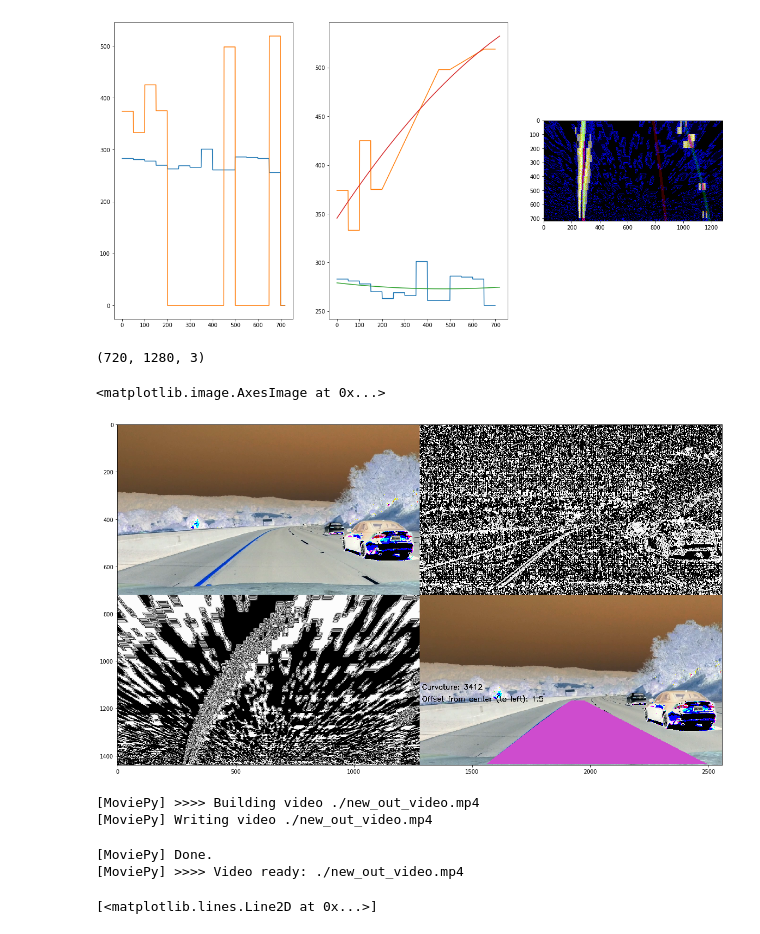
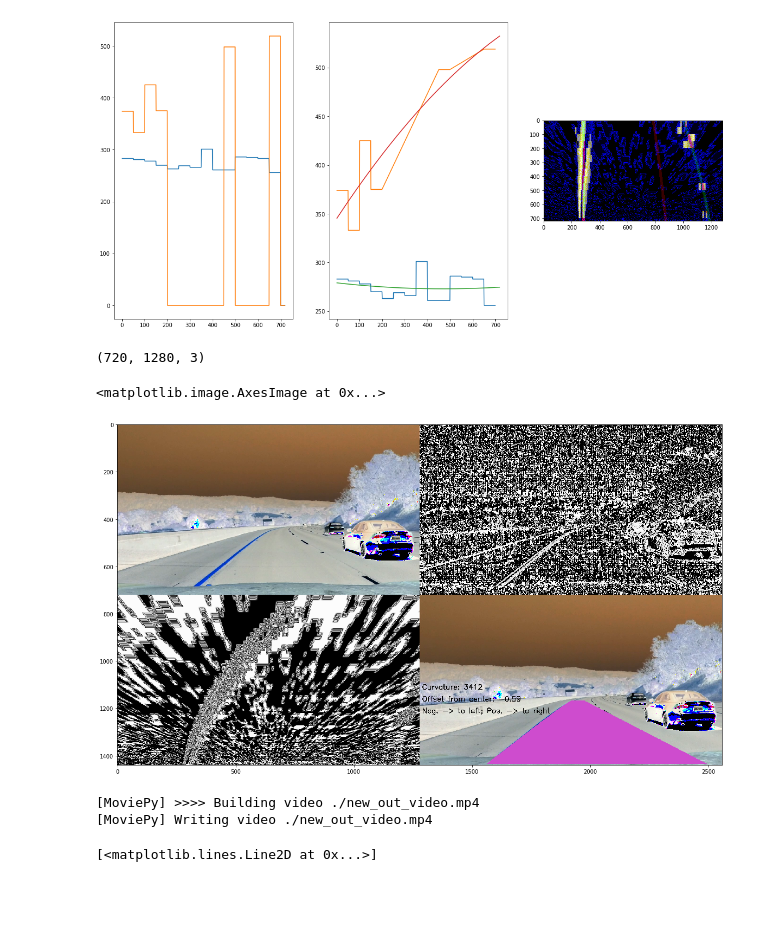
Before and after one commit to tempflip/CarND-Advanced-Lane-Lines, a Jupyter notebook: adv_lane_finding.ipynb, the cells around one changed output. Drawn from its saved outputs; the diff is of its cells as text; code cells hidden in the pictures; blank space fills up the shorter version.

```diff
--- a/adv_lane_finding.ipynb
+++ b/adv_lane_finding.ipynb
@@ -419,46 +419,51 @@ def highlight_lane(image):
     curvature = (1 + (2 * coeff_middle[0] * bird.shape[0] + coeff_middle[1])**2)**1.5 / abs(2*coeff_middle[0])
     curvature_list.append(curvature)
 
-    to_left_edge = abs(lanes.shape[1] / 2 - np.argmax(lanes[-1]))
-    to_right_edge = abs(lanes.shape[1] / 2 - np.argmax(lanes[::-1][-1]))
-    offset = (to_left_edge - to_right_edge) * xm_per_pix
+    #to_left_edge = abs(lanes.shape[1] / 2 - np.argmax(lanes[-1]))
+    #to_right_edge = abs(lanes.shape[1] / 2 - np.argmax(lanes[::-1][-1]))
+    to_left = image.shape[0] - np.argmax(lanes[-1])
+    to_right = image.shape[0] - np.argmax(lanes[-1][::-1])
+
+    #offset = (to_left_edge - to_right_edge) * xm_per_pix
+    offset =  (to_left - to_right) * xm_per_pix / 2
 
     font = cv2.FONT_HERSHEY_SIMPLEX
     cv2.putText(img,'Curvature: {}'.format(int(sum(curvature_list) / len(curvature_list))),(10,400), font, 1,(255,255,255),2)
-    cv2.putText(img,'Offset from center (to left): {}'.format(int(offset*10)/10),(10,450), font, 1,(255,255,255),2)
+    cv2.putText(img,'Offset from center: {}'.format(int(offset*100)/100),(10,450), font, 1,(255,255,255),2)
+    cv2.putText(img,'Neg. -> to left; Pos. -> to right'.format(int(offset*100)/100),(10,500), font, 1,(255,255,255),2)
 
 
 
     # warping the birds-eye lanes into perspective
     perspective = warp(lanes, M_INV)
 
 
     img[:,:,0][perspective == 1] = 50
     img[:,:,1][perspective == 1] = 180
     img[:,:,2][perspective == 1] = 50
     return img
 
 
 def test_frame(image):
     img = np.copy(image)
     grad = gradient_transform_wrapper(image)
     bird = birds_eye(image, M)
     lane_curves = highlight_lane(img)
 
     up = np.concatenate((img, np.stack((grad,grad,grad), axis=2)), axis=1)
     down = np.concatenate((np.stack((bird,bird,bird), axis=2), lane_curves), axis=1)
     out = np.concatenate((up, down), axis=0)
     return out
     #return misc.imresize(np.uint8(out), (360, 640))
 
 img = VideoFileClip(INPUT_VIDEO).get_frame(30)
 print (img.shape)
 plt.figure(figsize=(20,20))
 plt.imshow(test_frame(img))
 # %% [output]
 (720, 1280, 3)
 <matplotlib.image.AxesImage at 0x...>
-[figure, old version]
+[figure, new version]
 # %%
 from moviepy.editor import VideoFileClip
 
@@ -477,8 +482,6 @@ write_video(INPUT_VIDEO, OUTPUT_VIDEO, highlight_lane)
 # %% [output]
 [MoviePy] >>>> Building video ./new_out_video.mp4
 [MoviePy] Writing video ./new_out_video.mp4
-[MoviePy] Done.
-[MoviePy] >>>> Video ready: ./new_out_video.mp4
 # %%
 l = np.array(l_list)
 r = np.array(r_list)
```
